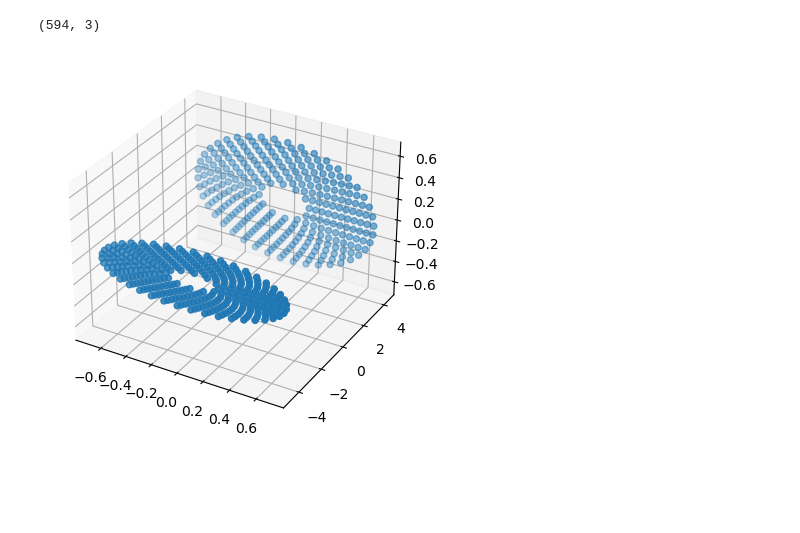
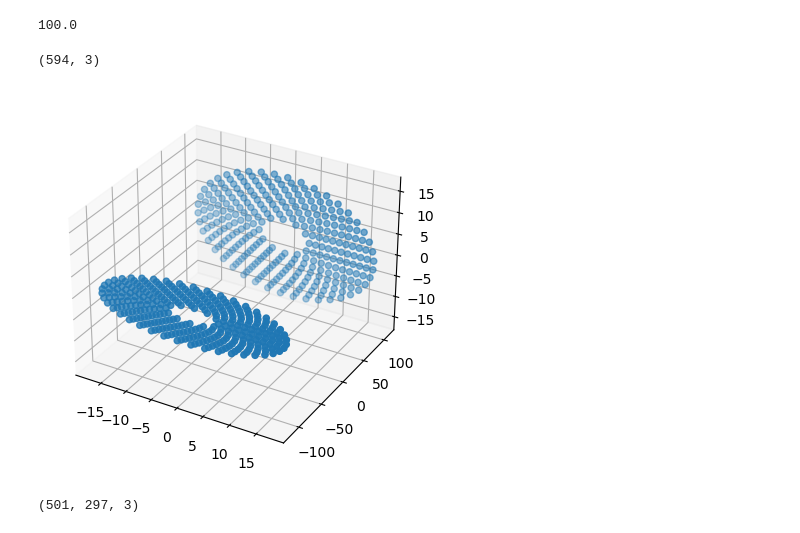
Before and after one commit to TristanCollis/UCSD-Phys141-MiceB, a Jupyter notebook: src/test.ipynb, the cells around one changed output. Drawn from its saved outputs; the diff is of its cells as text; code cells hidden in the pictures; blank space fills up the shorter version.

```diff
--- a/src/test.ipynb
+++ b/src/test.ipynb
@@ -75,13 +77,15 @@ def rotdisk(pos: np.ndarray[float, Any], vel: np.ndarray[float, Any], i:float, n
     vel_rot = (rot@vel.transpose()).transpose()
     return pos_rot, vel_rot
 # %%
-pos_m, vel_m, pos_CM, vel_CM = initmice(1, 1, 1, 1, 1, np.pi/12, np.pi/3, 0.6, 0)
+pos_m, vel_m, pos_CM, vel_CM = initmice(25, 10**11, 1, 1, 1, np.pi/12, np.pi/3, 0.6, 0.01)
+# %% [output]
+100.0
 # %%
 fig = plt.figure()
 ax = fig.add_subplot(projection='3d')
-ax.set_zlim([-0.7, 0.7])
+ax.set_zlim([-0.7*25, 0.7*25])
 ax.scatter(pos_CM.transpose()[0], pos_CM.transpose()[1], pos_CM.transpose()[2])
 np.shape(pos_CM)
 # %% [output]
 (594, 3)
-[figure, old version]
+[figure, new version]
@@ -87,0 +179,21 @@ np.shape(pos_CM)
+# %%
+mass = 1000
+epsilon = 0.001
+R_min = 25
+iA = np.pi/12
+iB = np.pi/4
+e = 0.6
+num_steps = 500
+dt = 0.1
+
+
+pos_disk, vel_disk = initdisk(25, mass, epsilon=epsilon)
+
+
+position, velocity, position_m, velocity_m = leapfrog(pos_disk, vel_disk, np.array([[0, 0, 0]]), np.array([[0, 0, 0]]), num_steps, dt, np.array([mass]), epsilon=epsilon)
+np.shape(velocity)
+#print(velocity[0, 0, 0])
+#np.sqrt(velocity[0, 0, 0]**2, velocity[0, 0, 1]**2)
+#np.sqrt(velocity[1000, 0, 0]**2, velocity[1000, 0, 1]**2)
+# %% [output]
+(501, 297, 3)
```
Also changed, not shown: parts of 7 cells of this notebook, 1 other file.
